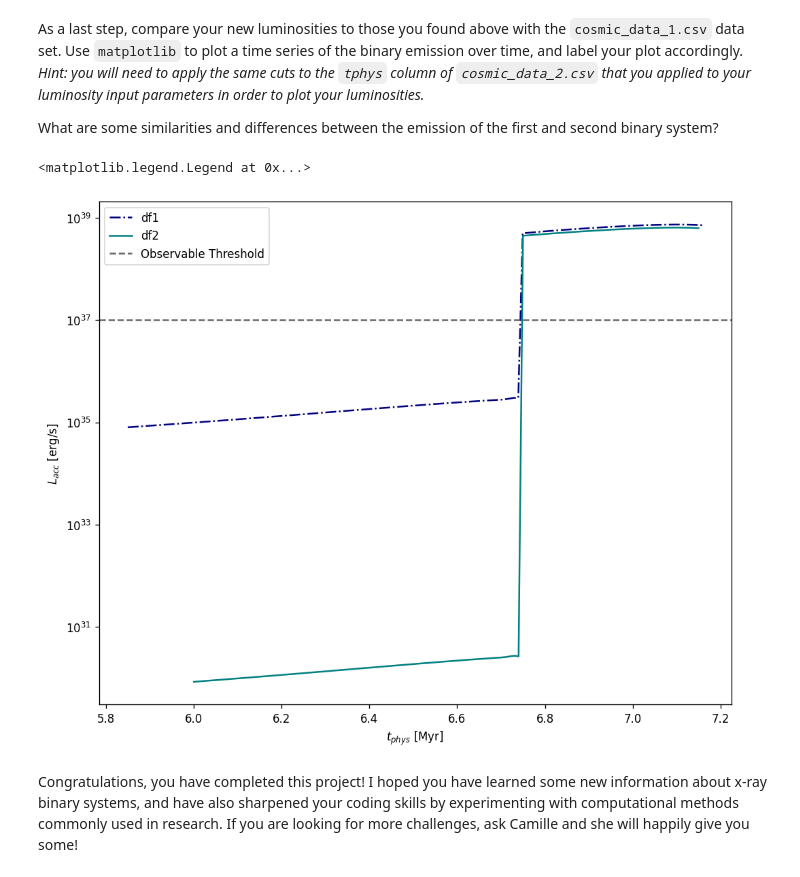
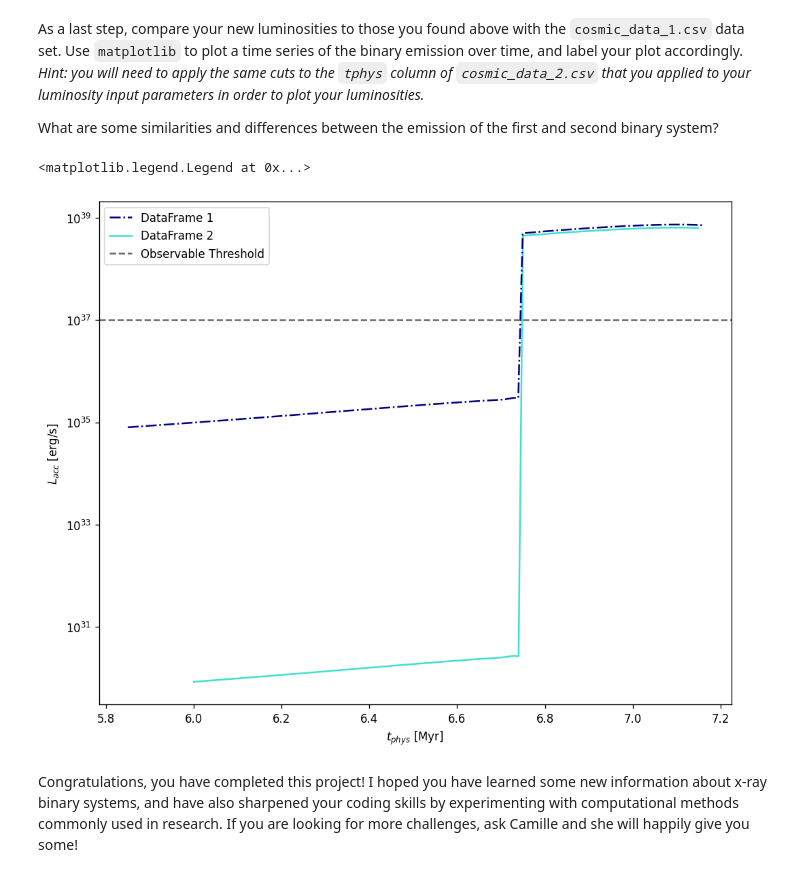
Before and after one commit to CIERA-Northwestern/REACHpy, a Jupyter notebook: Projects/AccretingBlackHoles/AccretingBlackHoles.ipynb, the cells around one changed output. Cells and saved outputs as stored; diff of their text form; code cells hidden in the pictures.

````diff
--- a/Projects/AccretingBlackHoles/AccretingBlackHoles.ipynb
+++ b/Projects/AccretingBlackHoles/AccretingBlackHoles.ipynb
@@ -121,7 +124,7 @@ def calc_Mdotacc(Mbh, Mbh0, Mdotbh):
 
 def calc_Lacc(Mbh,Mbh0,Mdotbh):
     eta = calc_eta(Mbh, Mbh0)
-    Mdotacc = calc_Mdotacc(Mdotbh, Mbh0, eta)
+    Mdotacc = calc_Mdotacc(Mbh, Mbh0, Mdotbh)
     Lacc = eta * Mdotacc * c**2
 
     return Lacc
@@ -705,8 +716,10 @@ print(np.where(df2['kstar_2']==14)[0][0])
 Now, identify the indices that correspond to the beginning and end of the mass accretion phase. This is the **x-ray binary phase**. Do both Object 1 and Object 2 experience a period of mass accretion?
 # %%
 # code here
-print(np.where(df2['deltam_1']>0))
-print(np.where(df2['deltam_2']>0))
+acc_phase_1 = np.where(df2['deltam_1']>0)
+acc_phase_2 = np.where(df2['deltam_2']>0)
+print(acc_phase_1)
+print(acc_phase_2)
 # %% [output]
 (array([], dtype=int64),)
 (array([ 12,  13,  14,  15,  16,  17,  18,  19,  20,  21,  22,  23,  24,
@@ -722,9 +737,19 @@ print(np.where(df2['deltam_2']>0))
 Create 3 variables $M_{BH}$, $M_{BH,0}$ and $\dot{M}_{BH}$, and using ```if``` statements, assign to them the corresponding columns of Object 1 or Object 2 **during the x-ray binary (mass accretion)  phase**. Hint: use indexing to select only the relevant part of each column
 # %%
 # code here
-Mbh_df2 = df2['mass_2'][12:128]*Msun
-Mbh0_df2 = df2['mass0_2'][12:128]*Msun
-Mdotbh_df2 = df2['deltam_2'][12:128]*Msun/yr_to_s
+acc_obj = "Star_2"
+if acc_obj == "Star_1":
+    start = acc_phase_1[0][0]   #beginning index of accretion phase
+    end = acc_phase_1[0][-1]+1  #end index of accretion phase +1 so my slice includes last index
+    Mbh_df1 = df2['mass_1'][start:end]*Msun
+    Mbh0_df1 = df2['mass0_1'][start:end]*Msun
+    Mdotbh_df1 = df2['deltam_1'][start:end]*Msun/yr_to_s
+elif acc_obj == "Star_2":
+    start = acc_phase_2[0][0]
+    end = acc_phase_2[0][-1]+1
+    Mbh_df2 = df2['mass_2'][start:end]*Msun
+    Mbh0_df2 = df2['mass0_2'][start:end]*Msun
+    Mdotbh_df2 = df2['deltam_2'][start:end]*Msun/yr_to_s
 # %% [markdown]
 Using your numpy-compatible function, calculate the accretion luminosity of the binary during the x-ray binary phase, and print the resulting array of luminosities. Determine if this system is observable.
 # %%
@@ -756,16 +786,16 @@ As a last step, compare your new luminosities to those you found above with the
 What are some similarities and differences between the emission of the first and second binary system?
 # %%
 plt.figure(figsize=(10,8), dpi=120)
-plt.plot(df1['tphys'], result_Lacc_np, linestyle='-.', color = 'navy', label='df1')
-plt.plot(df2['tphys'][12:128], Lacc_df2, color='teal', label = 'df2')
+plt.plot(df1['tphys'], result_Lacc_np, linestyle='-.', color = 'navy', label='DataFrame 1')
+plt.plot(df2['tphys'][start:end], Lacc_df2, color='turquoise', label = 'DataFrame 2', zorder=-1)
 plt.axhline(1e37, linestyle='--', color='dimgray', label = 'Observable Threshold')
 
 plt.xlabel('$t_{phys}$ [Myr]')
 plt.ylabel('$L_{acc}$ [erg/s]')
 plt.yscale('log')
 plt.legend()
 # %% [output]
 <matplotlib.legend.Legend at 0x...>
-[figure, old version]
+[figure, new version]
 # %% [markdown]
 Congratulations, you have completed this project! I hoped you have learned some new information about x-ray binary systems, and have also sharpened your coding skills by experimenting with computational methods commonly used in research. If you are looking for more challenges, ask Camille and she will happily give you some!
````
Also changed, not shown: parts of 12 cells of this notebook.
